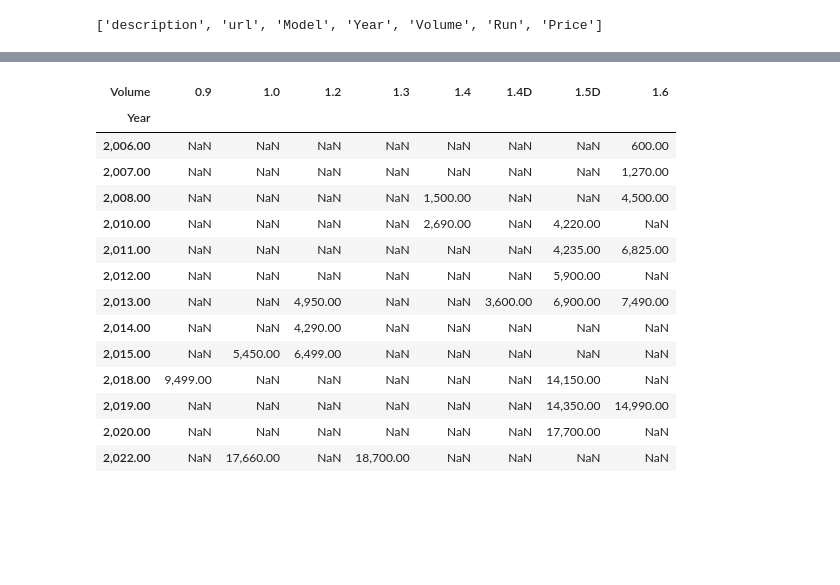
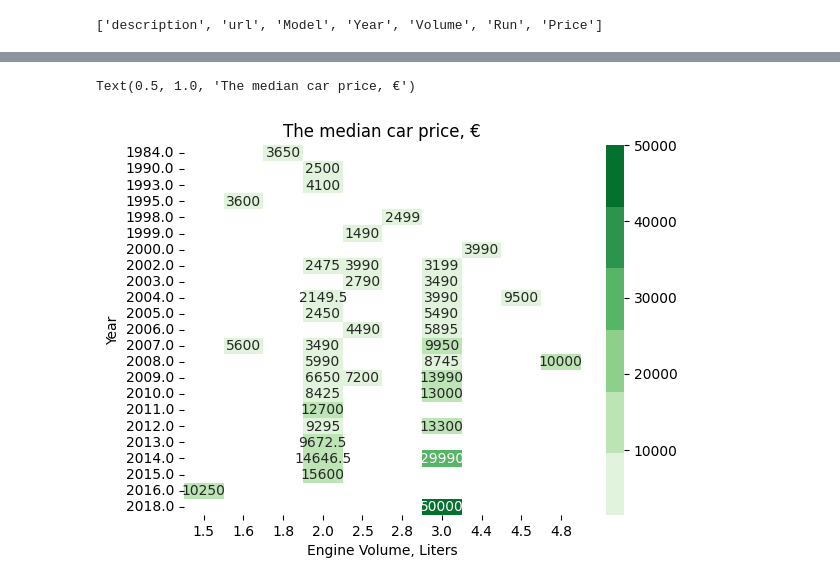
Before and after one commit to uktukt/SGT, a Jupyter notebook: sgt_20221020_beautifulsoup_hw_bmw.ipynb, the cells around one changed output, grey strips where cells are left out. Cells and saved outputs as stored; diff of their text form; code cells hidden in the pictures; blank space fills up the shorter version.

```diff
--- a/sgt_20221020_beautifulsoup_hw_bmw.ipynb
+++ b/sgt_20221020_beautifulsoup_hw_bmw.ipynb
@@ -208,30 +215,14 @@ Index(['Year', 'Price'], dtype='object')
 # %%
-dacia_map = dacia_df[['Year', 'Volume', 'Run', 'Price']]
-dacia_map = dacia_map.astype({'Year':'float'})
-dacia_map.head()
+bmw_map = bmw_df[['Year', 'Volume', 'Run', 'Price']]
+bmw_map = bmw_map.astype({'Year':'float'})
 
-
-dacia_table = dacia_map.pivot_table(index='Year', columns='Volume', values='Price', aggfunc=np.median)
-dacia_table
-#plt.figure()
-# colormap = sns.color_palette("Greens")
-# ax = sns.heatmap(data=dacia_map_1, cmap=colormap, annot=True, fmt='.1f')
-# #ax.set_yticklabels(calendar.month_name[1:],  rotation= 0)
-# #ax.set_xticklabels(calendar.day_name, rotation= 45)
-# ax.set_title('2019 TSA Travelers, in millions')
+bmw_table = bmw_map.pivot_table(index='Year', columns='Volume', values='Price', aggfunc=np.median)
+bmw_table
+plt.figure()
+colormap = sns.color_palette("Greens")
+ax = sns.heatmap(data=bmw_table, cmap=colormap, annot=True, fmt='g')
+ax.set_xlabel('Engine Volume, Liters')
+ax.set_title('The median car price, \u20ac')
 # %% [output]
-| Volume | 0.9 | 1.0 | 1.2 | 1.3 | 1.4 | 1.4D | 1.5D | 1.6 |
-| Year |  |  |  |  |  |  |  |  |
-| 2,006.00 | NaN | NaN | NaN | NaN | NaN | NaN | NaN | 600.00 |
-| 2,007.00 | NaN | NaN | NaN | NaN | NaN | NaN | NaN | 1,270.00 |
-| 2,008.00 | NaN | NaN | NaN | NaN | 1,500.00 | NaN | NaN | 4,500.00 |
-| 2,010.00 | NaN | NaN | NaN | NaN | 2,690.00 | NaN | 4,220.00 | NaN |
-| 2,011.00 | NaN | NaN | NaN | NaN | NaN | NaN | 4,235.00 | 6,825.00 |
-| 2,012.00 | NaN | NaN | NaN | NaN | NaN | NaN | 5,900.00 | NaN |
-| 2,013.00 | NaN | NaN | 4,950.00 | NaN | NaN | 3,600.00 | 6,900.00 | 7,490.00 |
-| 2,014.00 | NaN | NaN | 4,290.00 | NaN | NaN | NaN | NaN | NaN |
-| 2,015.00 | NaN | 5,450.00 | 6,499.00 | NaN | NaN | NaN | NaN | NaN |
-| 2,018.00 | 9,499.00 | NaN | NaN | NaN | NaN | NaN | 14,150.00 | NaN |
-| 2,019.00 | NaN | NaN | NaN | NaN | NaN | NaN | 14,350.00 | 14,990.00 |
-| 2,020.00 | NaN | NaN | NaN | NaN | NaN | NaN | 17,700.00 | NaN |
-| 2,022.00 | NaN | 17,660.00 | NaN | 18,700.00 | NaN | NaN | NaN | NaN |
+Text(0.5, 1.0, 'The median car price, €')
+[figure, added]
```
Also changed, not shown: parts of 15 cells of this notebook.
